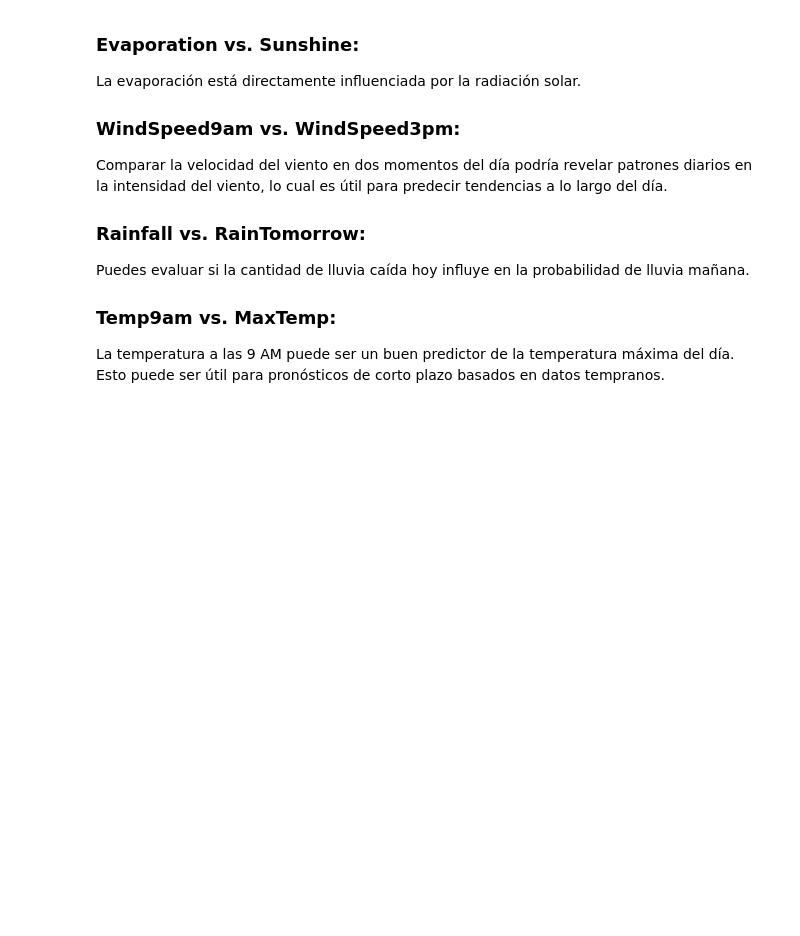
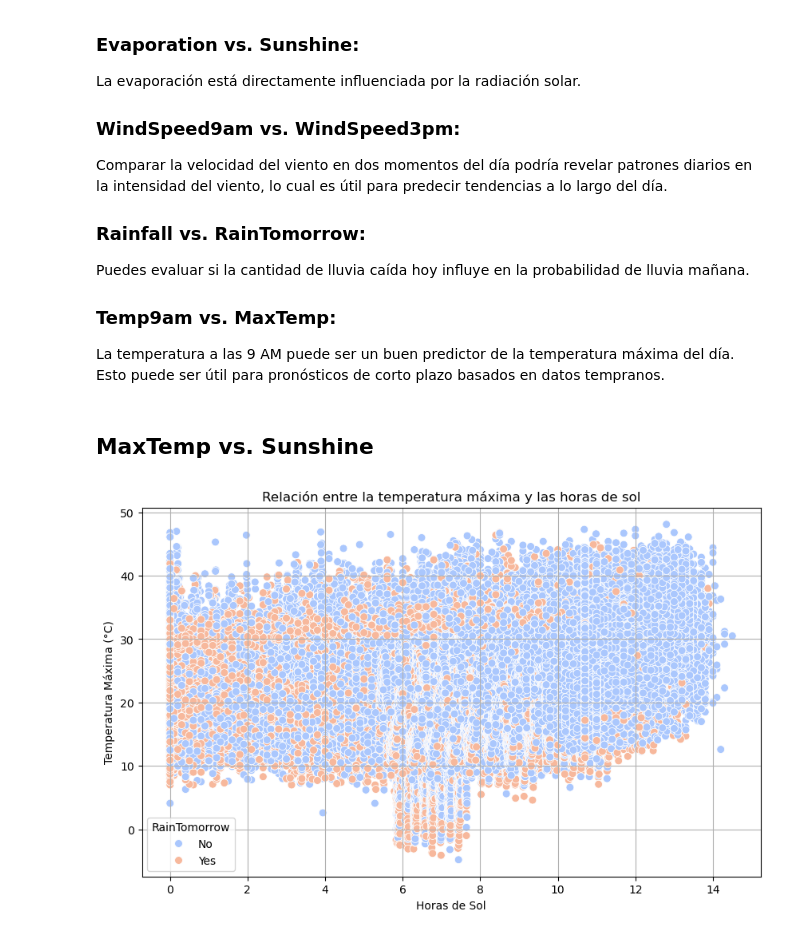
Before and after one commit to gx-ceia-tps/TP_AdD, a Jupyter notebook: TP_AdD.ipynb, the cells around one changed output. Drawn from its saved outputs; the diff is of its cells as text; code cells hidden in the pictures; blank space fills up the shorter version.

Commit message:
Agrego relaciones entre variables

```diff
--- a/TP_AdD.ipynb
+++ b/TP_AdD.ipynb
@@ -621,3 +621,22 @@ Puedes evaluar si la cantidad de lluvia caída hoy influye en la probabilidad de
 ### Temp9am vs. MaxTemp:
 
 La temperatura a las 9 AM puede ser un buen predictor de la temperatura máxima del día. Esto puede ser útil para pronósticos de corto plazo basados en datos tempranos.
+# %% [markdown]
+## MaxTemp vs. Sunshine
+# %%
+df_copy = df.copy()
+
+df_copy['MaxTemp'] = df_copy['MaxTemp'].interpolate(method='linear')
+df_copy['Sunshine'] = df_copy['Sunshine'].interpolate(method='linear')
+
+df_copy = df_copy.dropna(subset=['MaxTemp', 'Sunshine'])
+
+plt.figure(figsize=(10, 6))
+sns.scatterplot(data=df_copy, x='Sunshine', y='MaxTemp', hue='RainTomorrow', palette='coolwarm', s=50)
+plt.title('Relación entre la temperatura máxima y las horas de sol')
+plt.xlabel('Horas de Sol')
+plt.ylabel('Temperatura Máxima (°C)')
+plt.grid(True)
+plt.show()
+# %% [output]
+[figure, added]
```
Also changed, not shown: parts of 4 cells of this notebook.
